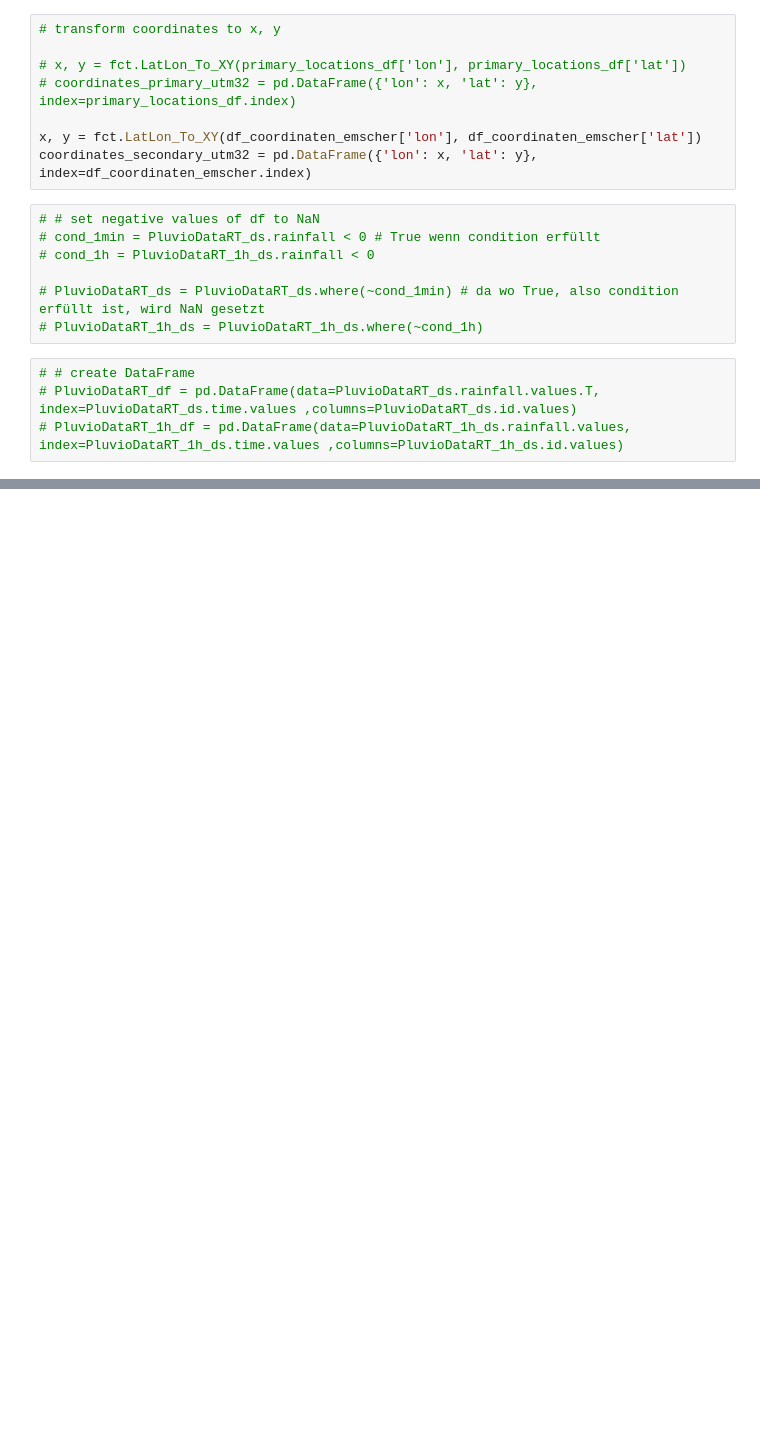
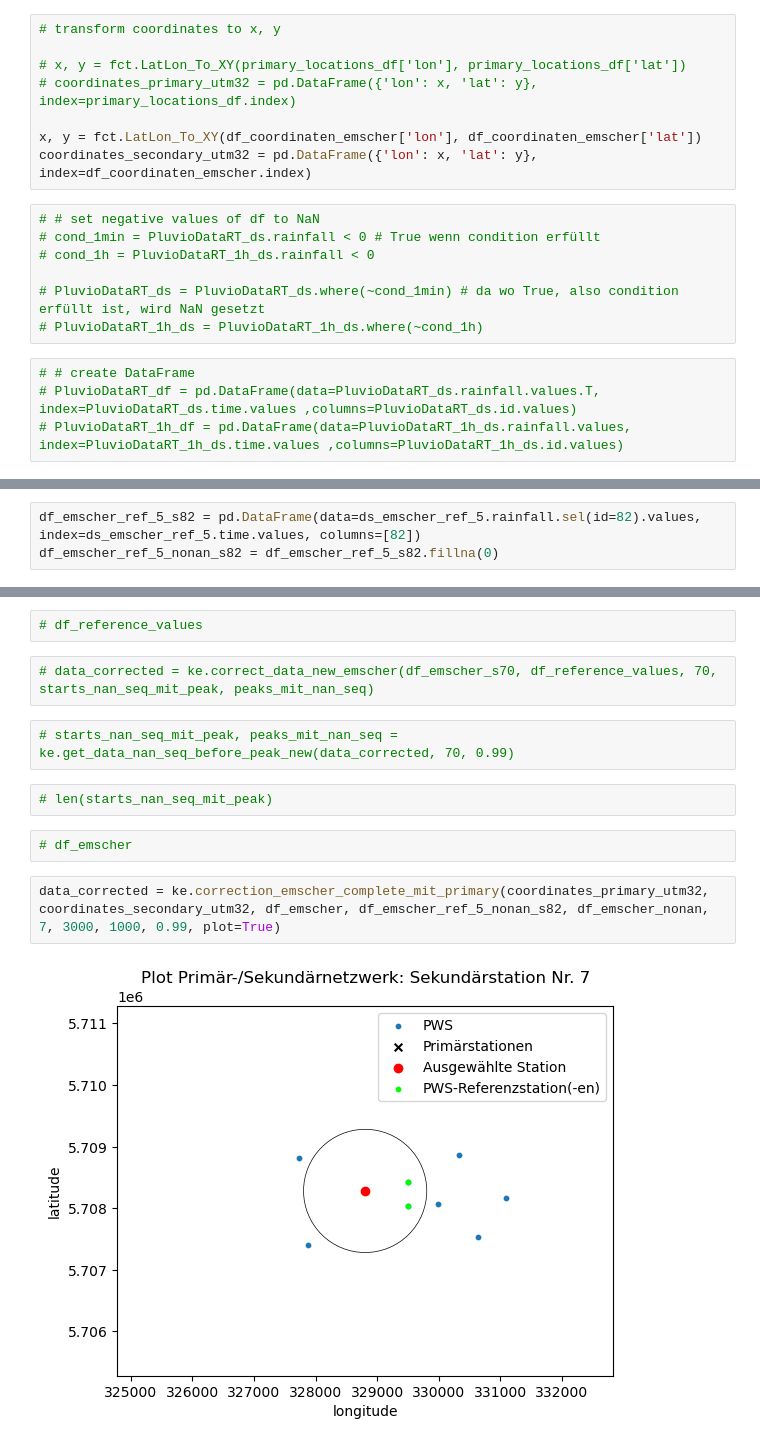
Before and after one commit to Nicholas202024/Hiwi_Code, a Jupyter notebook: Korrektur_Emscher_mit_Referenz.ipynb, the cells around one changed output, grey strips where cells are left out. Drawn from its saved outputs; the diff is of its cells as text; blank space fills up the shorter version.

```diff
--- a/Korrektur_Emscher_mit_Referenz.ipynb
+++ b/Korrektur_Emscher_mit_Referenz.ipynb
@@ -217,0 +228,3 @@ for i in range(63, 70):
+# %%
+df_emscher_ref_5_s82 = pd.DataFrame(data=ds_emscher_ref_5.rainfall.sel(id=82).values, index=ds_emscher_ref_5.time.values, columns=[82])
+df_emscher_ref_5_nonan_s82 = df_emscher_ref_5_s82.fillna(0)
@@ -217,0 +235,14 @@ for i in range(63, 70):
+# %%
+# df_reference_values
+# %%
+# data_corrected = ke.correct_data_new_emscher(df_emscher_s70, df_reference_values, 70, starts_nan_seq_mit_peak, peaks_mit_nan_seq)
+# %%
+# starts_nan_seq_mit_peak, peaks_mit_nan_seq = ke.get_data_nan_seq_before_peak_new(data_corrected, 70, 0.99)
+# %%
+# len(starts_nan_seq_mit_peak)
+# %%
+# df_emscher
+# %%
+data_corrected = ke.correction_emscher_complete_mit_primary(coordinates_primary_utm32, coordinates_secondary_utm32, df_emscher, df_emscher_ref_5_nonan_s82, df_emscher_nonan, 7, 3000, 1000, 0.99, plot=True)
+# %% [output]
+[figure, added]
```
Also changed, not shown: parts of 16 cells of this notebook, 2 other files.
